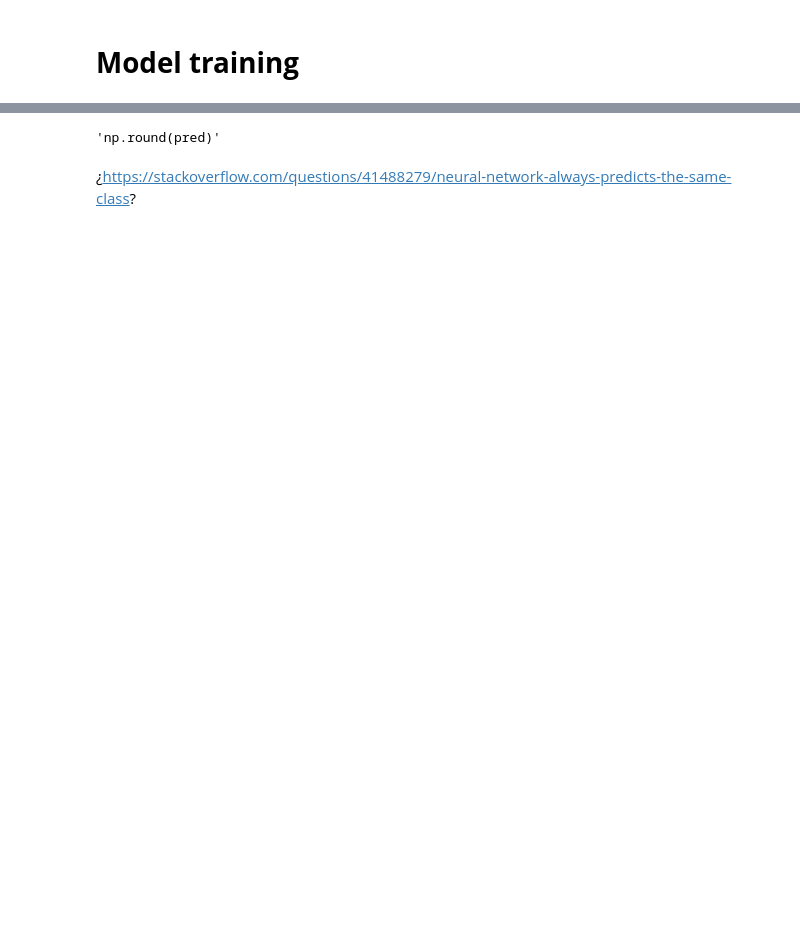
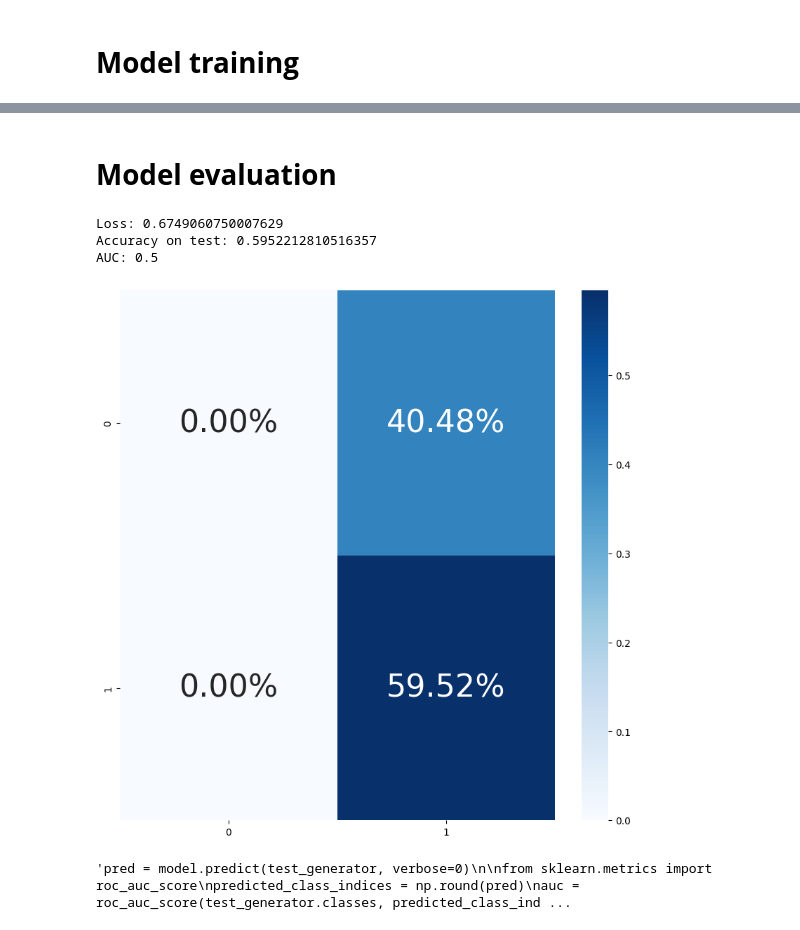
Before and after one commit to SrLozano/Brain-Tumor-Radiogenomic-Classification, a Jupyter notebook: brain-tumor-classification.ipynb, the cells around one changed output, grey strips where cells are left out. Saved outputs shown, nothing was run; the diff lists cells and outputs as text; code cells hidden in the pictures; blank space fills up the shorter version.

Commit message:
Model completed

```diff
--- a/brain-tumor-classification.ipynb
+++ b/brain-tumor-classification.ipynb
@@ -234,14 +236,14 @@ else:
 # %% [markdown]
 # **Model training**
 # %%
-'''# Configure the model for training.
-model.compile(optimizer=fit_optimizer, loss=loss_function, metrics=['accuracy'])
+# Configure the model for training.
+model.compile(optimizer=fit_optimizer, loss=loss_function, metrics=['accuracy', AUC()])
 
 # Safe best model
 callbacks = [keras.callbacks.ModelCheckpoint("lesion_segmentaion.h5", save_best_only=True)]
 
 # Train the model, doing validation at the end of each epoch.
-model_history = model.fit(train_generator, epochs=epochs, validation_data=val_generator, callbacks=callbacks)'''
+model_history = model.fit(train_generator, epochs=epochs, validation_data=val_generator, callbacks=callbacks)
 
 # Serialize and save model to json
 '''model_json = model.to_json()
@@ -329,6 +294,38 @@ fig = heatmap.get_figure()'''
-# %%
-'''np.round(pred)'''
-# %% [output]
-'np.round(pred)'
-# %% [markdown]
-¿https://stackoverflow.com/questions/41488279/neural-network-always-predicts-the-same-class?
+# %% [markdown]
+# **Model evaluation**
+# %%
+# Evaluate the model
+test_generator.reset()
+score = model.evaluate(test_generator, verbose=0)
+print(f"Loss: {str(score[0])} \nAccuracy on test: {str(score[1])}\nAUC: {str(score[2])}")
+# %% [output]
+Loss: 0.6749060750007629
+Accuracy on test: 0.5952212810516357
+AUC: 0.5
+# %%
+# Assign most probable label to predictions
+test_generator.reset()
+pred = model.predict(test_generator, verbose=0)
+predicted_class_indices = np.round(pred)
+
+# Get class labels
+target_names = (test_generator.class_indices).keys()
+# %%
+# Plot confusion matrix
+fig, ax = plt.subplots(figsize=(10, 10), dpi=100)
+cf_matrix = confusion_matrix(np.array(test_generator.classes), predicted_class_indices)
+heatmap = sns.heatmap(cf_matrix/np.sum(cf_matrix), fmt='.2%', annot=True, cmap='Blues', cbar=True, square=False,
+                      annot_kws={"fontsize":32}, xticklabels=target_names, yticklabels=target_names)
+fig = heatmap.get_figure()
+plt.savefig(f'Confusion_matrix.pdf')
+# %% [output]
+[figure, added]
+# %%
+'''pred = model.predict(test_generator, verbose=0)
+
+from sklearn.metrics import roc_auc_score
+predicted_class_indices = np.round(pred)
+auc = roc_auc_score(test_generator.classes, predicted_class_indices)
+print(auc)'''
+# %% [output]
+'pred = model.predict(test_generator, verbose=0)\n\nfrom sklearn.metrics import roc_auc_score\npredicted_class_indices = np.round(pred)\nauc = roc_auc_score(test_generator.classes, predicted_class_ind ...
```
Also changed, not shown: parts of 14 cells of this notebook.
